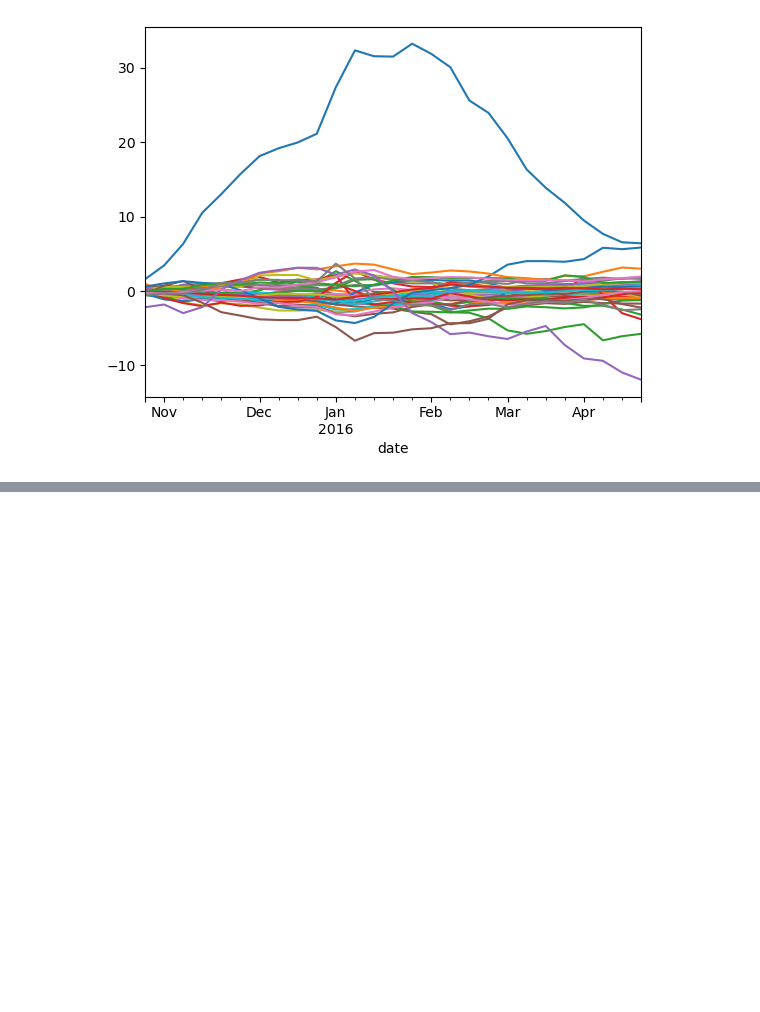
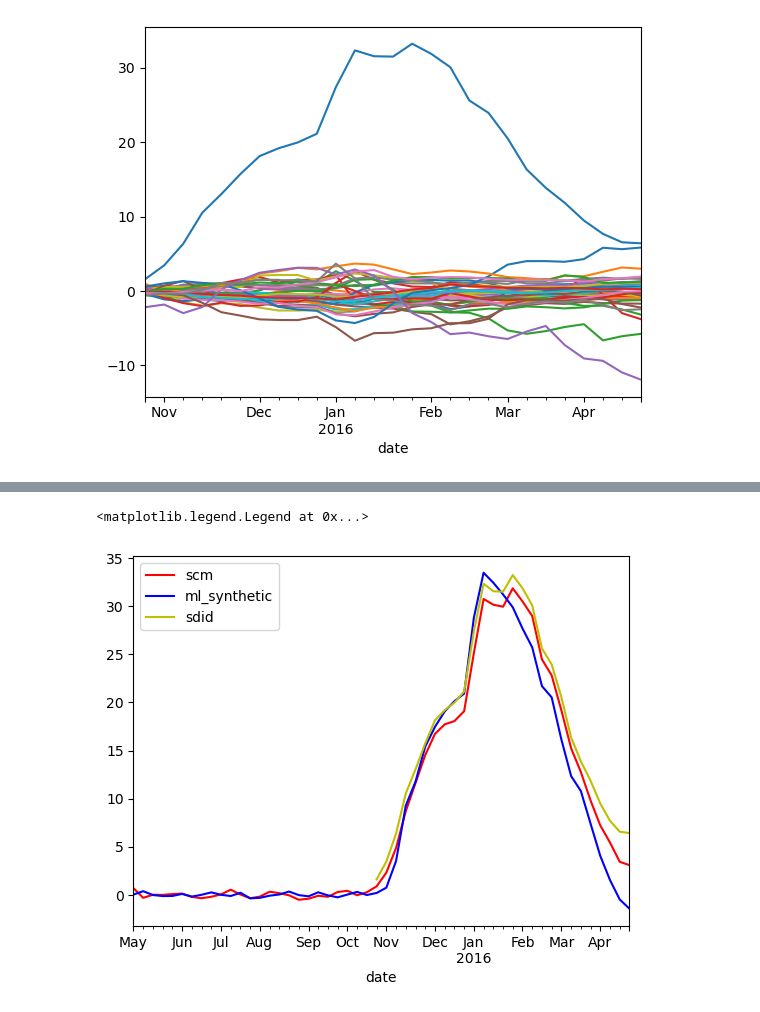
Before and after one commit to m-edal/normet, a Jupyter notebook: tutorials/Case4_Intervention.ipynb, the cells around one changed output, grey strips where cells are left out. Saved outputs shown, nothing was run; the diff lists cells and outputs as text; code cells hidden in the pictures; blank space fills up the shorter version.

```diff
--- a/tutorials/Case4_Intervention.ipynb
+++ b/tutorials/Case4_Intervention.ipynb
@@ -61,0 +89,9 @@ for i,city in enumerate(list(xy['ID'].unique())):
+# %%
+fig,ax=plt.subplots()
+xx['effects'].plot(c='r',label='scm',ax=ax)
+xs[0]['effects'].plot(c='b',label='ml_synthetic',ax=ax)
+xm[xm['ID']=='2+26 cities']['effects'].plot(c='y',label='sdid',ax=ax)
+ax.legend()
+# %% [output]
+<matplotlib.legend.Legend at 0x...>
+[figure, added]
```
Also changed, not shown: parts of 4 cells of this notebook, 1 other file.
